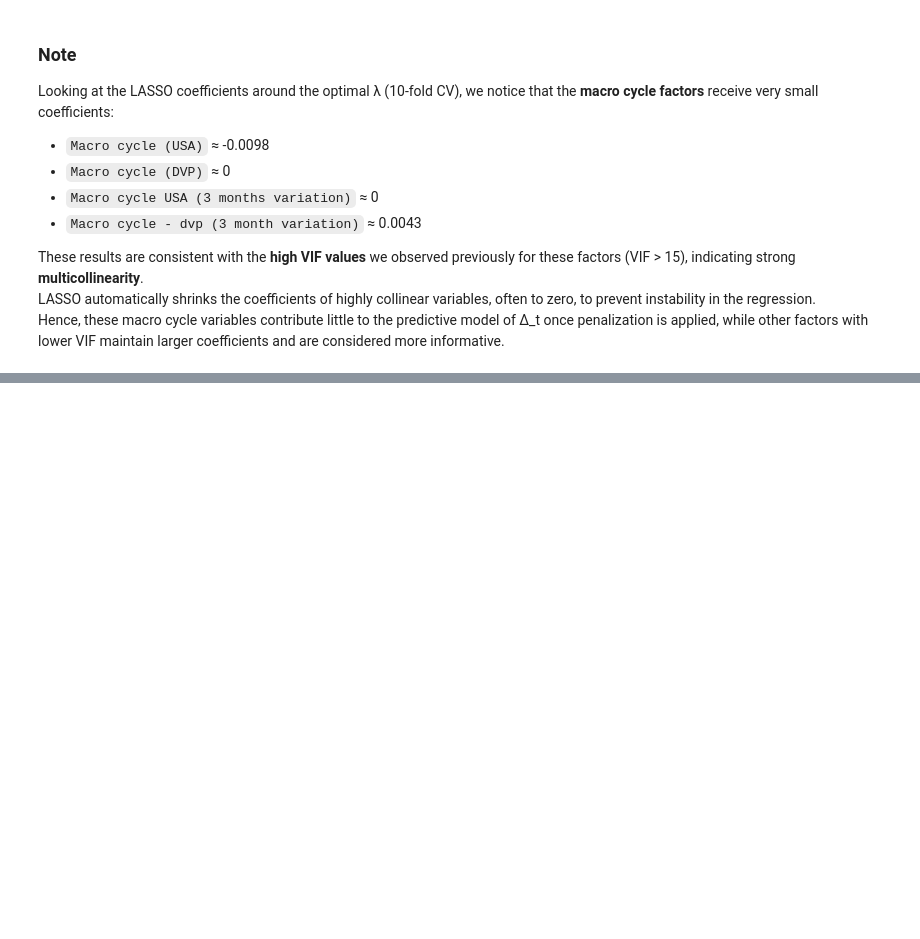
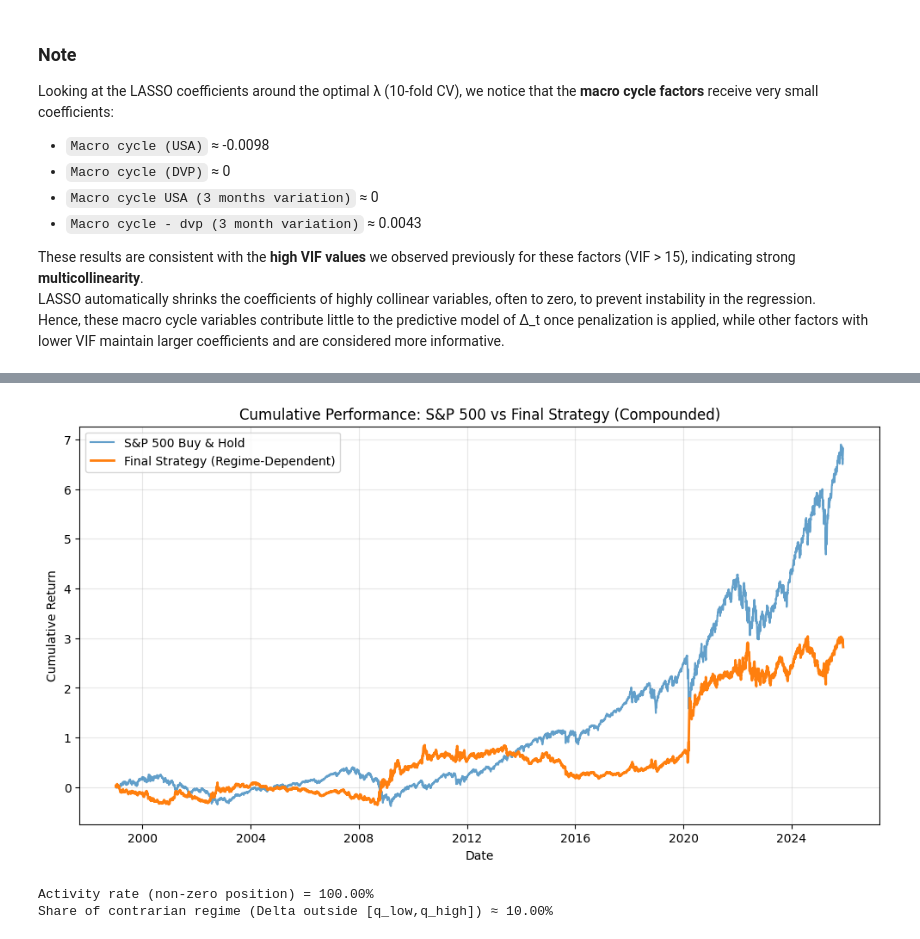
Before and after one commit to BenjaminFernandesNeres/Kalman-SP500, a Jupyter notebook: TrendFollowingStrategy.ipynb, the cells around one changed output, grey strips where cells are left out. Drawn from its saved outputs; the diff is of its cells as text; code cells hidden in the pictures; blank space fills up the shorter version.

Commit message:
Initial commit: trend following strategies + regime-dependent strategy

```diff
--- a/TrendFollowingStrategy.ipynb
+++ b/TrendFollowingStrategy.ipynb
@@ -533,0 +569,75 @@ df_signals
+# %%
+# ----------------------------
+# Final Strategy: Regime-Dependent Combination
+# ----------------------------
+
+# Initialize signal
+signal_final = np.zeros_like(Delta, dtype=float)
+
+# Regime 1: Extreme deviations -> contrarian
+signal_final[Delta < q_low]  =  1    # long
+signal_final[Delta > q_high] = -1    # short
+
+# Regime 2: Normal regime -> trend-following (realized + macro-predicted slope)
+normal_regime = (Delta >= q_low) & (Delta <= q_high)
+
+combo_signal = S_t + S_hat
+signal_final[normal_regime] = np.sign(np.nan_to_num(combo_signal[normal_regime], nan=0.0))
+
+# Lag positions to avoid look-ahead bias
+position_final = np.roll(signal_final, 1)
+position_final[0] = 0
+
+# Align with daily returns (N-1)
+position_final_aligned = position_final[1:]
+
+# Compute strategy daily returns + compounded cumulative performance
+ret_final = position_final_aligned * daily_returns
+cum_final = np.cumprod(1.0 + np.nan_to_num(ret_final, nan=0.0)) - 1.0
+
+
+# ----------------------------
+# Cumulative returns comparison
+# ----------------------------
+
+# If you already computed it earlier:
+# cum_sp500 = daily_prices_array[1:] / daily_prices_array[0] - 1
+# Otherwise you can use compounded returns:
+# cum_sp500 = np.cumprod(1 + daily_returns) - 1
+
+plt.figure(figsize=(12,6))
+
+plt.plot(
+    dates_aligned,
+    cum_sp500,
+    label="S&P 500 Buy & Hold",
+    alpha=0.7
+)
+
+plt.plot(
+    dates_aligned,
+    cum_final,
+    label="Final Strategy (Regime-Dependent)",
+    linewidth=2
+)
+
+plt.title("Cumulative Performance: S&P 500 vs Final Strategy (Compounded)")
+plt.xlabel("Date")
+plt.ylabel("Cumulative Return")
+plt.legend()
+plt.grid(alpha=0.3)
+plt.show()
+
+
+# ----------------------------
+# Quick diagnostics (optional but useful)
+# ----------------------------
+activity_rate = np.mean(position_final_aligned != 0)
+share_contrarian = np.mean((Delta[1:] < q_low) | (Delta[1:] > q_high))   # regime frequency (aligned-ish)
+
+print(f"Activity rate (non-zero position) = {activity_rate:.2%}")
+print(f"Share of contrarian regime (Delta outside [q_low,q_high]) ≈ {share_contrarian:.2%}")
+# %% [output]
+[figure, added]
+Activity rate (non-zero position) = 100.00%
+Share of contrarian regime (Delta outside [q_low,q_high]) ≈ 10.00%
```
Also changed, not shown: parts of 11 cells of this notebook, 2 other files.
